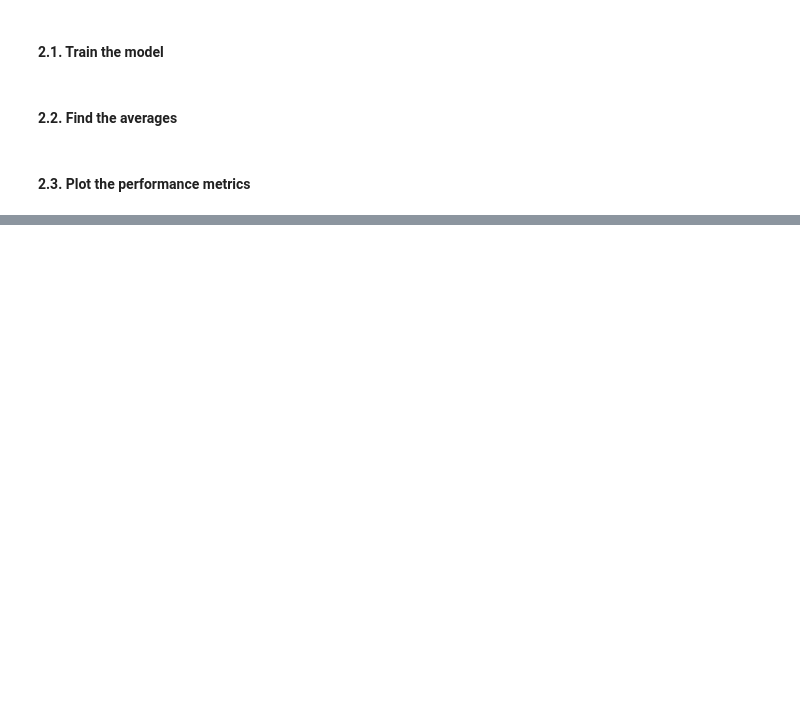
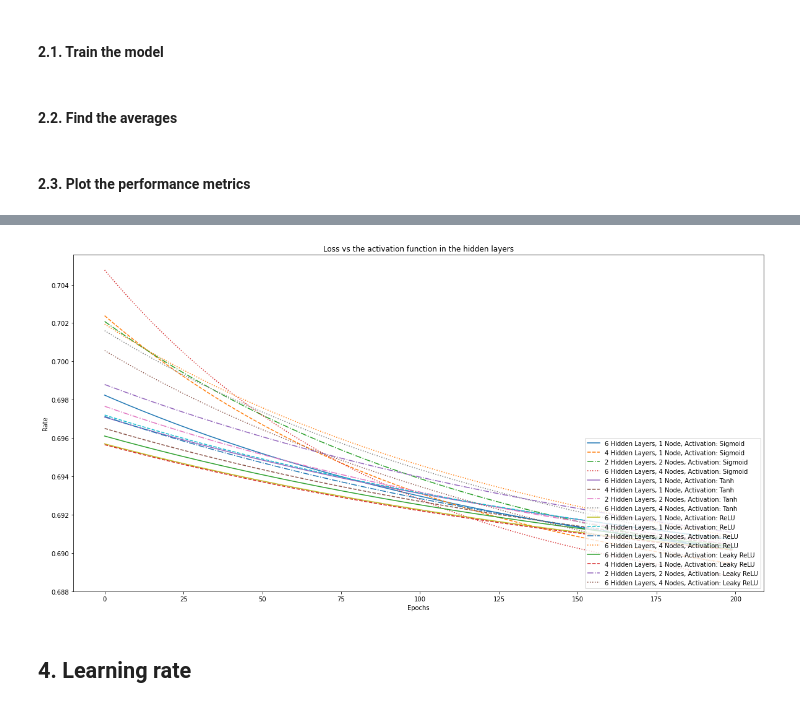
Before and after one commit to kymckay/f21bc-coursework, a Jupyter notebook: investigation.ipynb, the cells around one changed output, grey strips where cells are left out. Saved outputs shown, nothing was run; the diff lists cells and outputs as text; code cells hidden in the pictures; blank space fills up the shorter version.

```diff
--- a/investigation.ipynb
+++ b/investigation.ipynb
@@ -170,0 +230,17 @@ plt.show()
+# %%
+plt.figure(figsize=(20, 10))
+for i in range(4):
+    plt.plot(loss_func_avg[i], linestyle = 'solid', label = '6 Hidden Layers, 1 Node, Activation: {}'.format(activation_funcs[i]))
+    plt.plot(loss_func_avg[4+i], linestyle = 'dashed', label = '4 Hidden Layers, 1 Node, Activation: {}'.format(activation_funcs[i]))
+    plt.plot(loss_func_avg[8+i], linestyle = 'dashdot', label = '2 Hidden Layers, 2 Nodes, Activation: {}'.format(activation_funcs[i]))
+    plt.plot(loss_func_avg[12+i], linestyle = 'dotted', label = '6 Hidden Layers, 4 Nodes, Activation: {}'.format(activation_funcs[i]))
+
+plt.xlabel('Epochs')
+plt.ylabel('Rate')
+plt.title('Loss vs the activation function in the hidden layers')
+plt.legend(loc=4)
+plt.show()
+# %% [output]
+[figure, added]
+# %% [markdown]
+## 4. Learning rate
```
Also changed, not shown: parts of 37 cells of this notebook.
